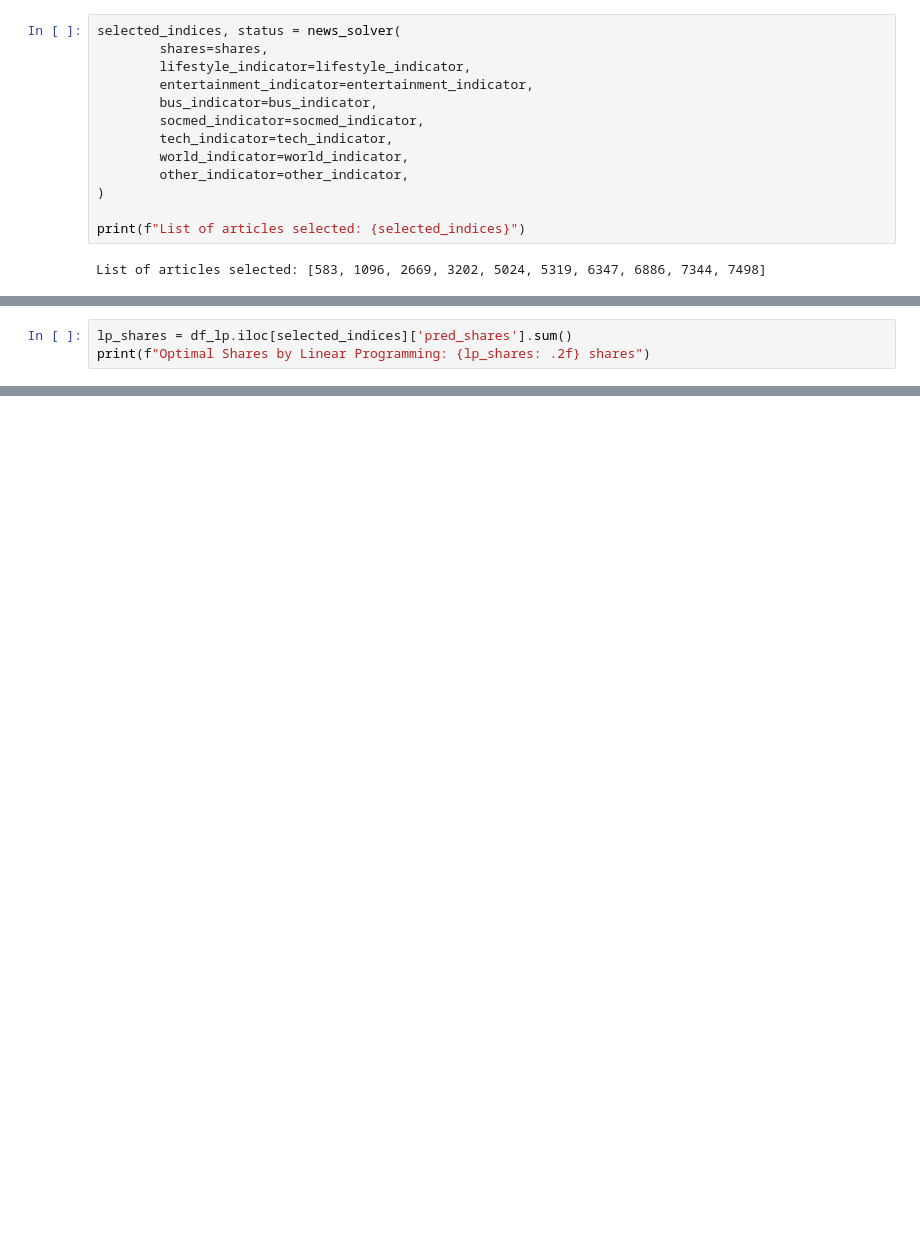
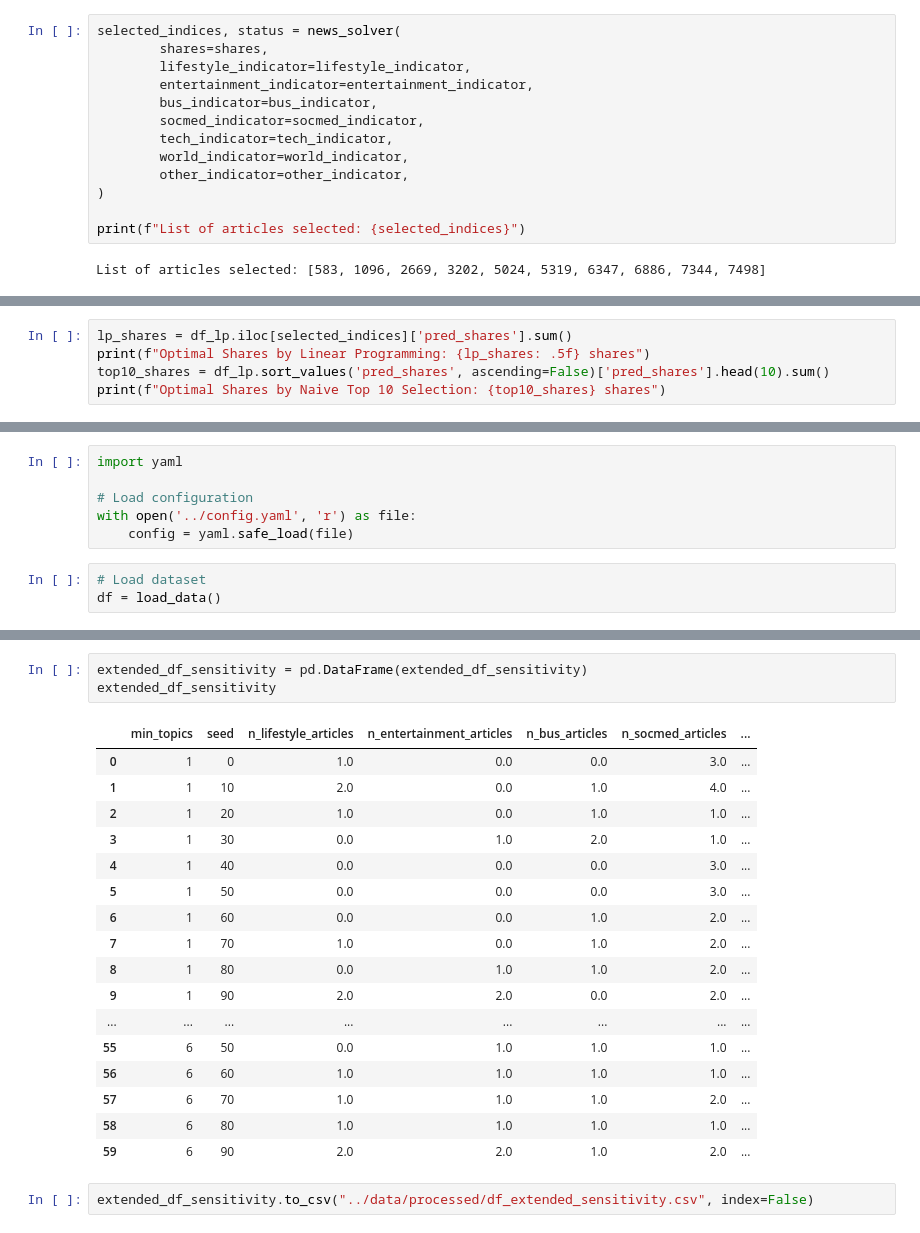
Before and after one commit to suehuynh/news-promotion-lp, a Jupyter notebook: notebooks/04_linear_programming.ipynb, the cells around one changed output, grey strips where cells are left out. Cells and saved outputs as stored; diff of their text form; blank space fills up the shorter version.

```diff
--- a/notebooks/04_linear_programming.ipynb
+++ b/notebooks/04_linear_programming.ipynb
@@ -152,4 +141,6 @@ df_lp
 # %%
 lp_shares = df_lp.iloc[selected_indices]['pred_shares'].sum()
-print(f"Optimal Shares by Linear Programming: {lp_shares: .2f} shares")
+print(f"Optimal Shares by Linear Programming: {lp_shares: .5f} shares")
+top10_shares = df_lp.sort_values('pred_shares', ascending=False)['pred_shares'].head(10).sum()
+print(f"Optimal Shares by Naive Top 10 Selection: {top10_shares} shares")
 # %% [output]
@@ -156,0 +154,9 @@ Optimal Shares by Linear Programming:  86.87 shares
+# %%
+import yaml
+
+# Load configuration
+with open('../config.yaml', 'r') as file:
+    config = yaml.safe_load(file)
+# %%
+# Load dataset
+df = load_data()
@@ -156,0 +405,23 @@ Optimal Shares by Linear Programming:  86.87 shares
+# %%
+extended_df_sensitivity = pd.DataFrame(extended_df_sensitivity)
+extended_df_sensitivity
+# %% [output]
+|  | min_topics | seed | n_lifestyle_articles | n_entertainment_articles | n_bus_articles | n_socmed_articles | ... |
+| 0 | 1 | 0 | 1.0 | 0.0 | 0.0 | 3.0 | ... |
+| 1 | 1 | 10 | 2.0 | 0.0 | 1.0 | 4.0 | ... |
+| 2 | 1 | 20 | 1.0 | 0.0 | 1.0 | 1.0 | ... |
+| 3 | 1 | 30 | 0.0 | 1.0 | 2.0 | 1.0 | ... |
+| 4 | 1 | 40 | 0.0 | 0.0 | 0.0 | 3.0 | ... |
+| 5 | 1 | 50 | 0.0 | 0.0 | 0.0 | 3.0 | ... |
+| 6 | 1 | 60 | 0.0 | 0.0 | 1.0 | 2.0 | ... |
+| 7 | 1 | 70 | 1.0 | 0.0 | 1.0 | 2.0 | ... |
+| 8 | 1 | 80 | 0.0 | 1.0 | 1.0 | 2.0 | ... |
+| 9 | 1 | 90 | 2.0 | 2.0 | 0.0 | 2.0 | ... |
+| ... | ... | ... | ... | ... | ... | ... | ... |
+| 55 | 6 | 50 | 0.0 | 1.0 | 1.0 | 1.0 | ... |
+| 56 | 6 | 60 | 1.0 | 1.0 | 1.0 | 1.0 | ... |
+| 57 | 6 | 70 | 1.0 | 1.0 | 1.0 | 2.0 | ... |
+| 58 | 6 | 80 | 1.0 | 1.0 | 1.0 | 1.0 | ... |
+| 59 | 6 | 90 | 2.0 | 2.0 | 1.0 | 2.0 | ... |
+# %%
+extended_df_sensitivity.to_csv("../data/processed/df_extended_sensitivity.csv", index=False)
```
Also changed, not shown: parts of 14 cells of this notebook, 10 other files.
